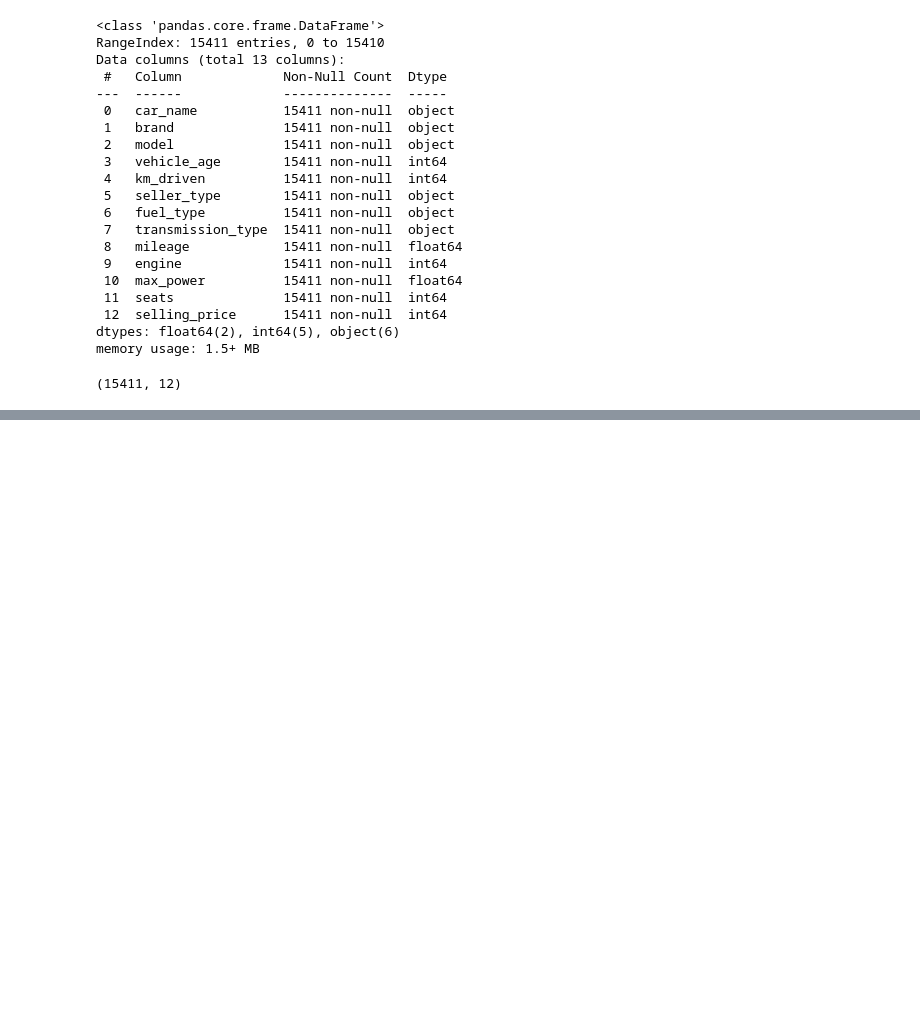
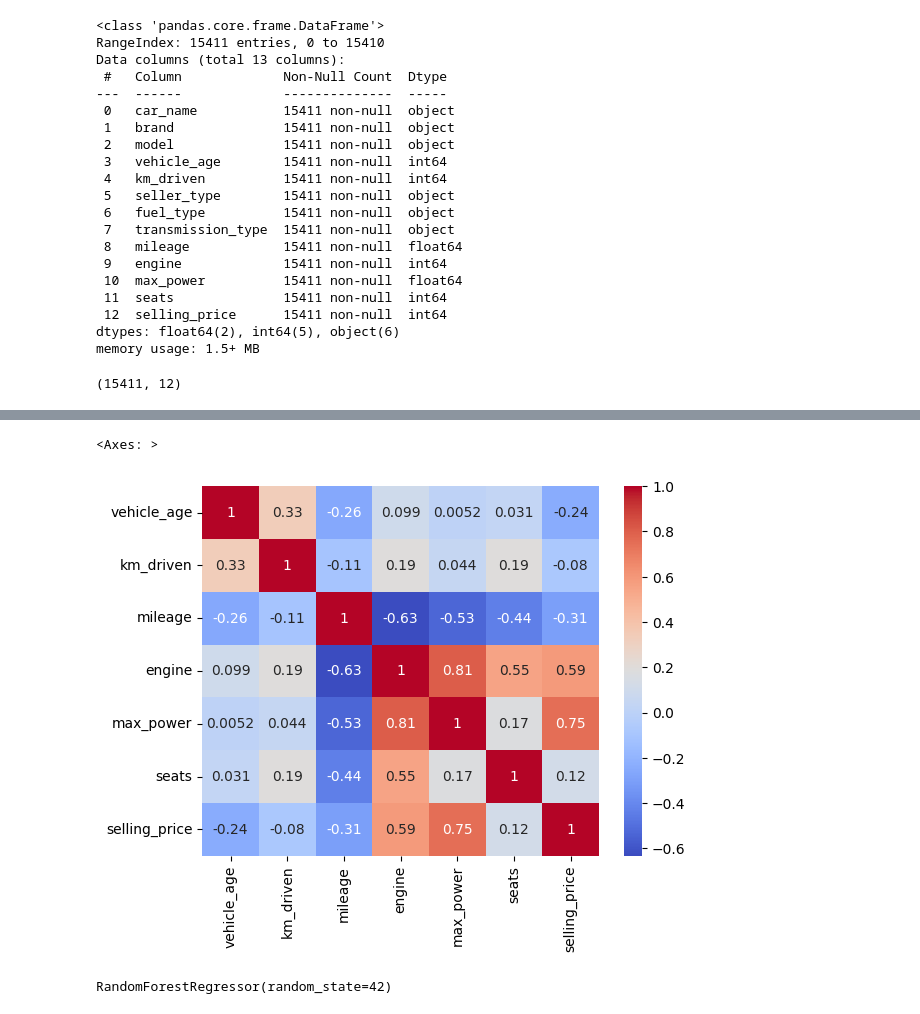
Before and after one commit to donxav/CarPre, a Jupyter notebook: data/Car_Prediction.ipynb, the cells around one changed output, grey strips where cells are left out. Cells and saved outputs as stored; diff of their text form; code cells hidden in the pictures; blank space fills up the shorter version.

```diff
--- a/data/Car_Prediction.ipynb
+++ b/data/Car_Prediction.ipynb
@@ -96,0 +190,6 @@ df.shape
+# %%
+corr = data[num_cols + ['selling_price']].corr()
+sns.heatmap(corr, annot=True, cmap='coolwarm')
+# %% [output]
+<Axes: >
+[figure, added]
@@ -96,0 +208,7 @@ df.shape
+# %%
+f_model = RandomForestRegressor(n_estimators=100, random_state=42)
+
+
+rf_model.fit(X_train, y_train)
+# %% [output]
+RandomForestRegressor(random_state=42)
```
Also changed, not shown: parts of 15 cells of this notebook, 3 other files.
